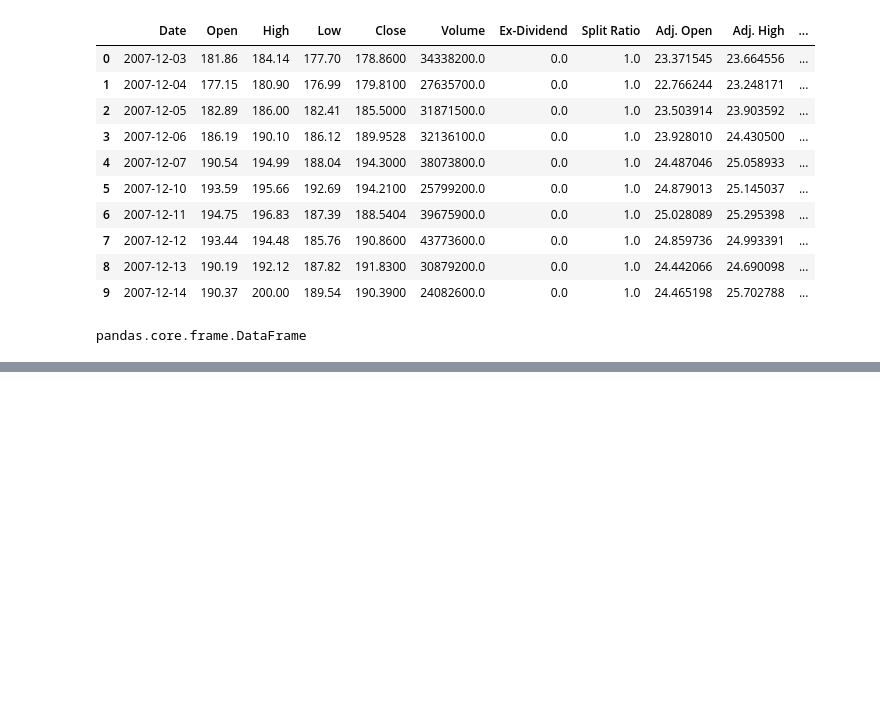
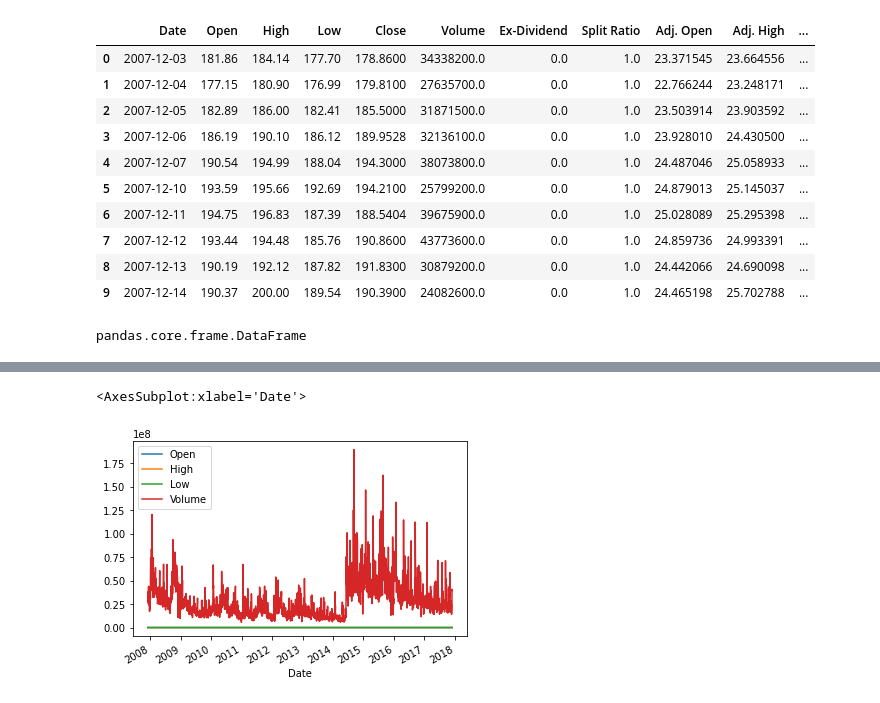
Before and after one commit to anubhavjaiswal03/macd-demo, a Jupyter notebook: Read-CSV-Demo.ipynb, the cells around one changed output, grey strips where cells are left out. Cells and saved outputs as stored; diff of their text form; code cells hidden in the pictures; blank space fills up the shorter version.

```diff
--- a/Read-CSV-Demo.ipynb
+++ b/Read-CSV-Demo.ipynb
@@ -44 +44,10 @@ Adj. Volume    float64
 dtype: object
+# %%
+data["Date"]=pd.to_datetime(data["Date"])
+# %%
+data=data.set_index("Date")
+# %%
+data[["Open","High","Low","Volume"]].plot()
+# %% [output]
+<AxesSubplot:xlabel='Date'>
+[figure, added]
```
Also changed, not shown: parts of 2 cells of this notebook, 1 other file.
